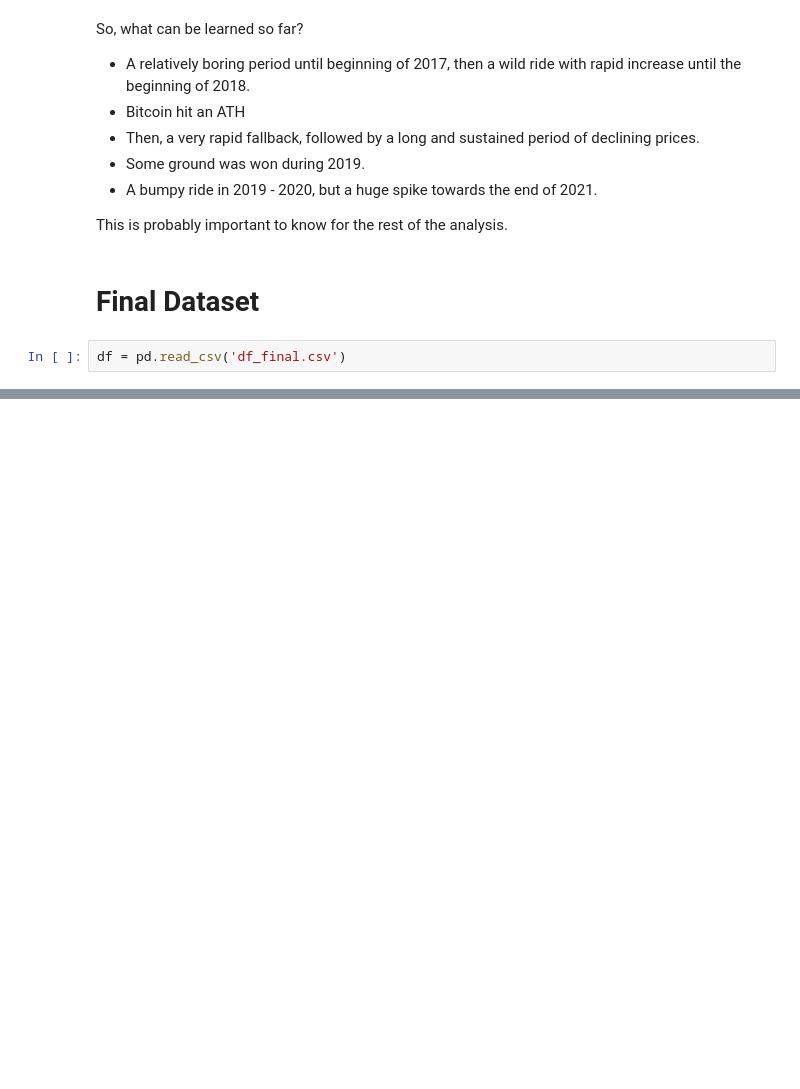
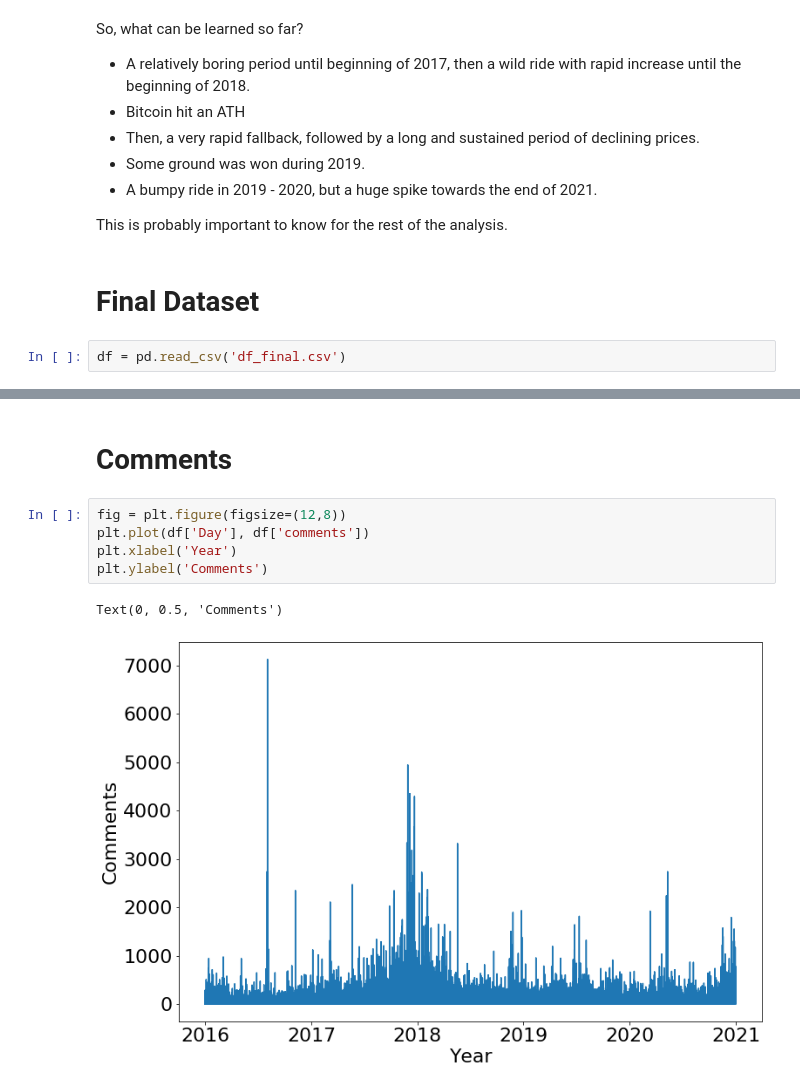
Before and after one commit to jasperschroeder/BigDataClass, a Jupyter notebook: EDA (1 of 2).ipynb, the cells around one changed output, grey strips where cells are left out. Cells and saved outputs as stored; diff of their text form; blank space fills up the shorter version.

```diff
--- a/EDA (1 of 2).ipynb
+++ b/EDA (1 of 2).ipynb
@@ -57,0 +120,10 @@ df
+# %% [markdown]
+# Comments
+# %%
+fig = plt.figure(figsize=(12,8))
+plt.plot(df['Day'], df['comments'])
+plt.xlabel('Year')
+plt.ylabel('Comments')
+# %% [output]
+Text(0, 0.5, 'Comments')
+[figure, added]
```
Also changed, not shown: parts of 42 cells of this notebook, 4 other files.
